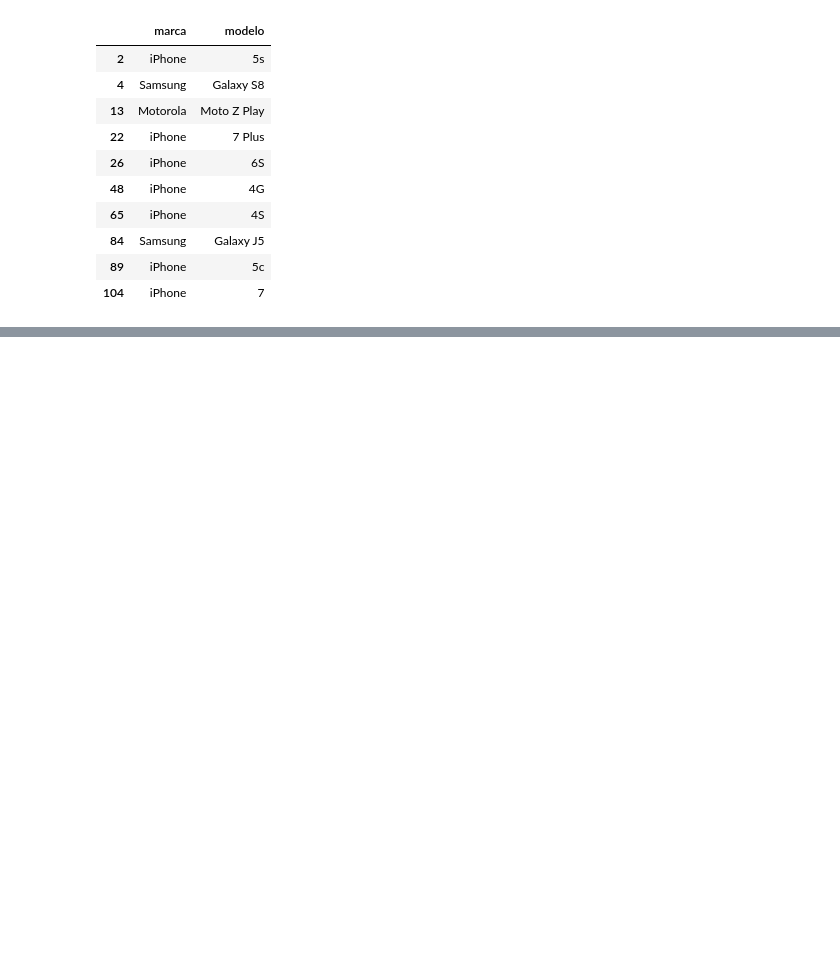
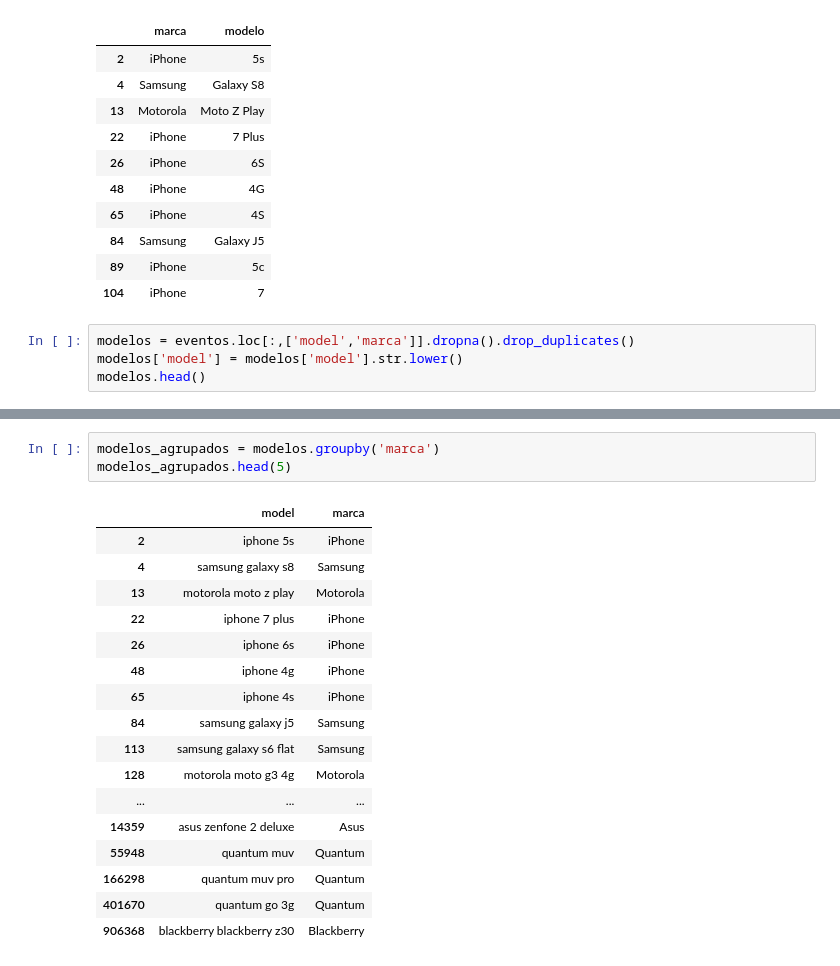
Before and after one commit to btusca/7506, a Jupyter notebook: TP2018/TP 1.ipynb, the cells around one changed output, grey strips where cells are left out. Cells and saved outputs as stored; diff of their text form; blank space fills up the shorter version.

```diff
--- a/TP2018/TP 1.ipynb
+++ b/TP2018/TP 1.ipynb
@@ -310,3 +326,7 @@ eventos.loc[:,['marca','modelo']].dropna().drop_duplicates().head(10)
 | 84 | Samsung | Galaxy J5 |
 | 89 | iPhone | 5c |
 | 104 | iPhone | 7 |
+# %%
+modelos = eventos.loc[:,['model','marca']].dropna().drop_duplicates()
+modelos['model'] = modelos['model'].str.lower()
+modelos.head()
@@ -312,0 +340,21 @@ eventos.loc[:,['marca','modelo']].dropna().drop_duplicates().head(10)
+# %%
+modelos_agrupados = modelos.groupby('marca')
+modelos_agrupados.head(5)
+# %% [output]
+|  | model | marca |
+| 2 | iphone 5s | iPhone |
+| 4 | samsung galaxy s8 | Samsung |
+| 13 | motorola moto z play | Motorola |
+| 22 | iphone 7 plus | iPhone |
+| 26 | iphone 6s | iPhone |
+| 48 | iphone 4g | iPhone |
+| 65 | iphone 4s | iPhone |
+| 84 | samsung galaxy j5 | Samsung |
+| 113 | samsung galaxy s6 flat | Samsung |
+| 128 | motorola moto g3 4g | Motorola |
+| ... | ... | ... |
+| 14359 | asus zenfone 2 deluxe | Asus |
+| 55948 | quantum muv | Quantum |
+| 166298 | quantum muv pro | Quantum |
+| 401670 | quantum go 3g | Quantum |
+| 906368 | blackberry blackberry z30 | Blackberry |
```
Also changed, not shown: parts of 7 cells of this notebook.
